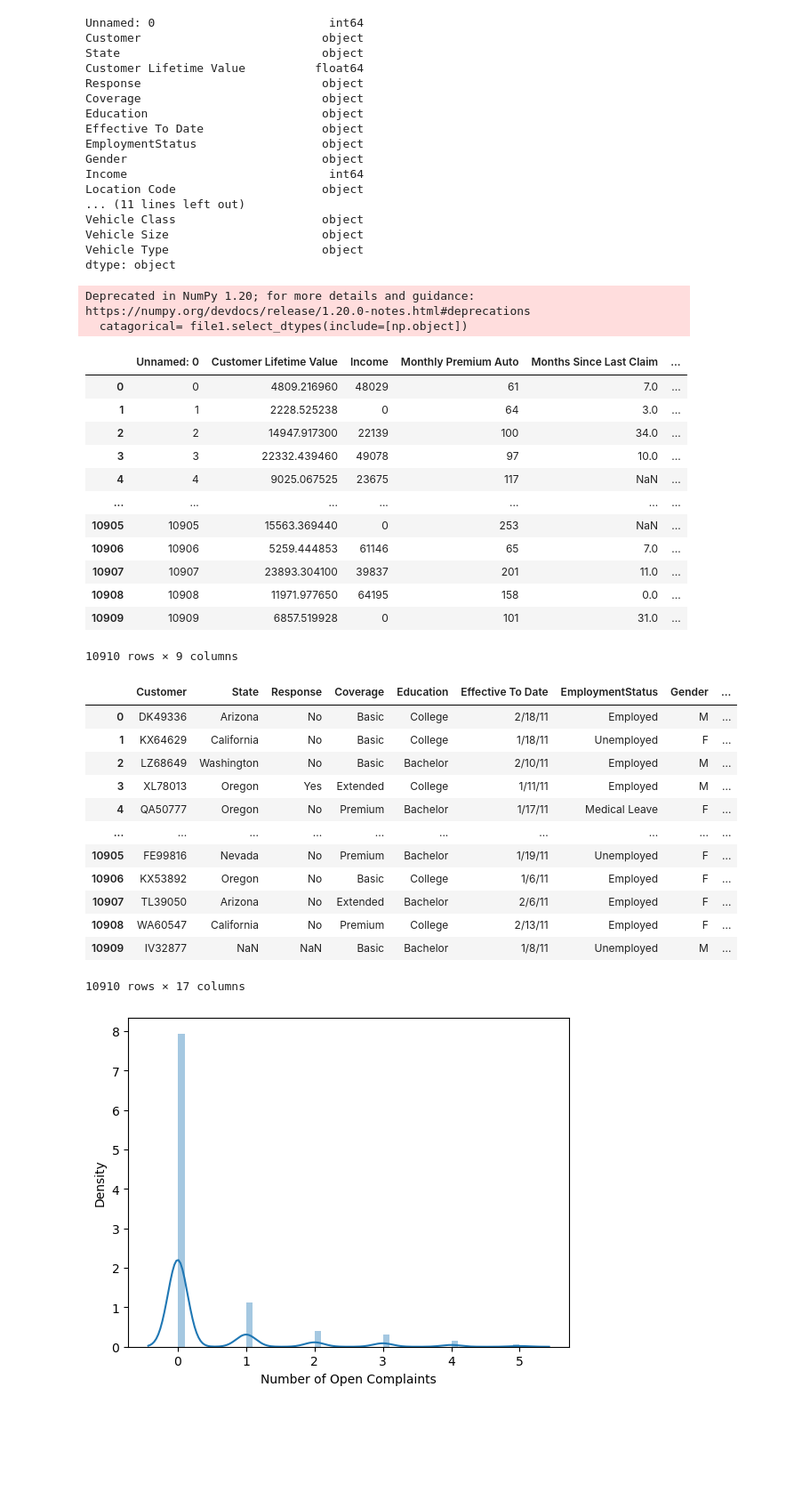
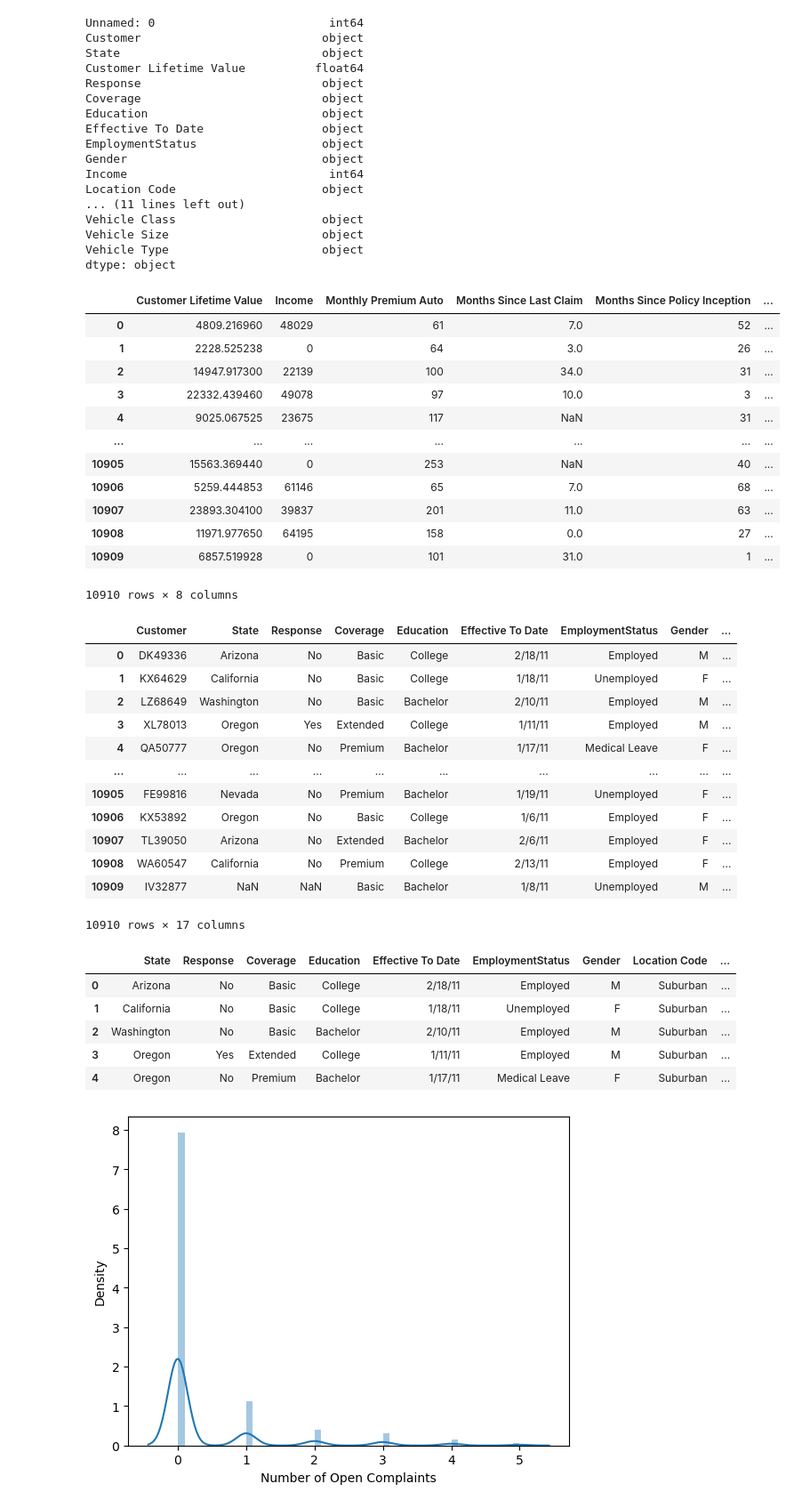
Before and after one commit to yedhukrish96/lab-customer-analysis-round-2, a Jupyter notebook: files_for_lab/csv_files/customer analysis round-2.ipynb, the cells around one changed output. Shown: that part at 89% size. Drawn from its saved outputs; the diff is of its cells as text; code cells hidden in the pictures; blank space fills up the shorter version.

```diff
--- a/files_for_lab/csv_files/customer analysis round-2.ipynb
+++ b/files_for_lab/csv_files/customer analysis round-2.ipynb
@@ -324,37 +336,46 @@ Vehicle Size                      object
 Vehicle Type                      object
 dtype: object
 # %%
+#Getting the numerical variables into numerical and categorical variables into catagorical
 numerical = file1.select_dtypes(include=[np.number])
-catagorical= file1.select_dtypes(include=[np.object])
+catagorical= file1.select_dtypes(include=object)
 display(numerical)
 display(catagorical)
 # %% [output]
+|  | Customer Lifetime Value | Income | Monthly Premium Auto | Months Since Last Claim | Months Since Policy Inception | ... |
+| 0 | 4809.216960 | 48029 | 61 | 7.0 | 52 | ... |
+| 1 | 2228.525238 | 0 | 64 | 3.0 | 26 | ... |
+| 2 | 14947.917300 | 22139 | 100 | 34.0 | 31 | ... |
+| 3 | 22332.439460 | 49078 | 97 | 10.0 | 3 | ... |
+| 4 | 9025.067525 | 23675 | 117 | NaN | 31 | ... |
+| ... | ... | ... | ... | ... | ... | ... |
+| 10905 | 15563.369440 | 0 | 253 | NaN | 40 | ... |
+| 10906 | 5259.444853 | 61146 | 65 | 7.0 | 68 | ... |
+| 10907 | 23893.304100 | 39837 | 201 | 11.0 | 63 | ... |
+| 10908 | 11971.977650 | 64195 | 158 | 0.0 | 27 | ... |
+| 10909 | 6857.519928 | 0 | 101 | 31.0 | 1 | ... |
-Deprecated in NumPy 1.20; for more details and guidance: https://numpy.org/devdocs/release/1.20.0-notes.html#deprecations
-  catagorical= file1.select_dtypes(include=[np.object])
+10910 rows × 8 columns
-|  | Unnamed: 0 | Customer Lifetime Value | Income | Monthly Premium Auto | Months Since Last Claim | ... |
-| 0 | 0 | 4809.216960 | 48029 | 61 | 7.0 | ... |
-| 1 | 1 | 2228.525238 | 0 | 64 | 3.0 | ... |
-| 2 | 2 | 14947.917300 | 22139 | 100 | 34.0 | ... |
-| 3 | 3 | 22332.439460 | 49078 | 97 | 10.0 | ... |
-| 4 | 4 | 9025.067525 | 23675 | 117 | NaN | ... |
-| ... | ... | ... | ... | ... | ... | ... |
-| 10905 | 10905 | 15563.369440 | 0 | 253 | NaN | ... |
-| 10906 | 10906 | 5259.444853 | 61146 | 65 | 7.0 | ... |
-| 10907 | 10907 | 23893.304100 | 39837 | 201 | 11.0 | ... |
-| 10908 | 10908 | 11971.977650 | 64195 | 158 | 0.0 | ... |
-| 10909 | 10909 | 6857.519928 | 0 | 101 | 31.0 | ... |
+|  | Customer | State | Response | Coverage | Education | Effective To Date | EmploymentStatus | Gender | ... |
+| 0 | DK49336 | Arizona | No | Basic | College | 2/18/11 | Employed | M | ... |
+| 1 | KX64629 | California | No | Basic | College | 1/18/11 | Unemployed | F | ... |
+| 2 | LZ68649 | Washington | No | Basic | Bachelor | 2/10/11 | Employed | M | ... |
+| 3 | XL78013 | Oregon | Yes | Extended | College | 1/11/11 | Employed | M | ... |
+| 4 | QA50777 | Oregon | No | Premium | Bachelor | 1/17/11 | Medical Leave | F | ... |
+| ... | ... | ... | ... | ... | ... | ... | ... | ... | ... |
+| 10905 | FE99816 | Nevada | No | Premium | Bachelor | 1/19/11 | Unemployed | F | ... |
+| 10906 | KX53892 | Oregon | No | Basic | College | 1/6/11 | Employed | F | ... |
+| 10907 | TL39050 | Arizona | No | Extended | Bachelor | 2/6/11 | Employed | F | ... |
+| 10908 | WA60547 | California | No | Premium | College | 2/13/11 | Employed | F | ... |
+| 10909 | IV32877 | NaN | NaN | Basic | Bachelor | 1/8/11 | Unemployed | M | ... |
-10910 rows × 9 columns
+10910 rows × 17 columns
-|  | Customer | State | Response | Coverage | Education | Effective To Date | EmploymentStatus | Gender | ... |
-| 0 | DK49336 | Arizona | No | Basic | College | 2/18/11 | Employed | M | ... |
-| 1 | KX64629 | California | No | Basic | College | 1/18/11 | Unemployed | F | ... |
-| 2 | LZ68649 | Washington | No | Basic | Bachelor | 2/10/11 | Employed | M | ... |
-| 3 | XL78013 | Oregon | Yes | Extended | College | 1/11/11 | Employed | M | ... |
-| 4 | QA50777 | Oregon | No | Premium | Bachelor | 1/17/11 | Medical Leave | F | ... |
-| ... | ... | ... | ... | ... | ... | ... | ... | ... | ... |
-| 10905 | FE99816 | Nevada | No | Premium | Bachelor | 1/19/11 | Unemployed | F | ... |
-| 10906 | KX53892 | Oregon | No | Basic | College | 1/6/11 | Employed | F | ... |
-| 10907 | TL39050 | Arizona | No | Extended | Bachelor | 2/6/11 | Employed | F | ... |
-| 10908 | WA60547 | California | No | Premium | College | 2/13/11 | Employed | F | ... |
-| 10909 | IV32877 | NaN | NaN | Basic | Bachelor | 1/8/11 | Unemployed | M | ... |
-10910 rows × 17 columns
+# %%
+catagorical= catagorical.drop(['Vehicle Type', 'Customer'],axis=1)
+catagorical.head()
+# %% [output]
+|  | State | Response | Coverage | Education | Effective To Date | EmploymentStatus | Gender | Location Code | ... |
+| 0 | Arizona | No | Basic | College | 2/18/11 | Employed | M | Suburban | ... |
+| 1 | California | No | Basic | College | 1/18/11 | Unemployed | F | Suburban | ... |
+| 2 | Washington | No | Basic | Bachelor | 2/10/11 | Employed | M | Suburban | ... |
+| 3 | Oregon | Yes | Extended | College | 1/11/11 | Employed | M | Suburban | ... |
+| 4 | Oregon | No | Premium | Bachelor | 1/17/11 | Medical Leave | F | Suburban | ... |
 # %%
```
Also changed, not shown: parts of 39 cells of this notebook.
